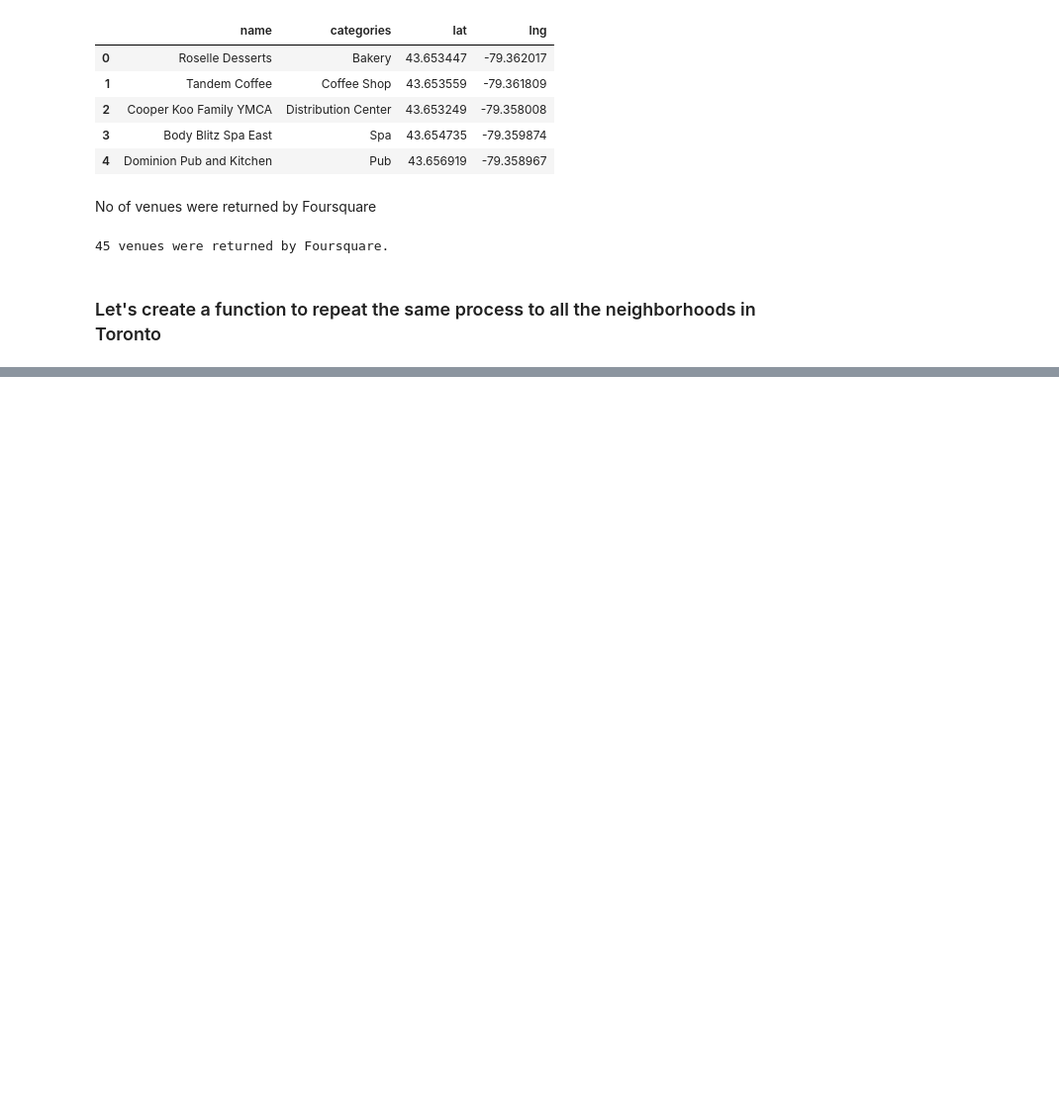
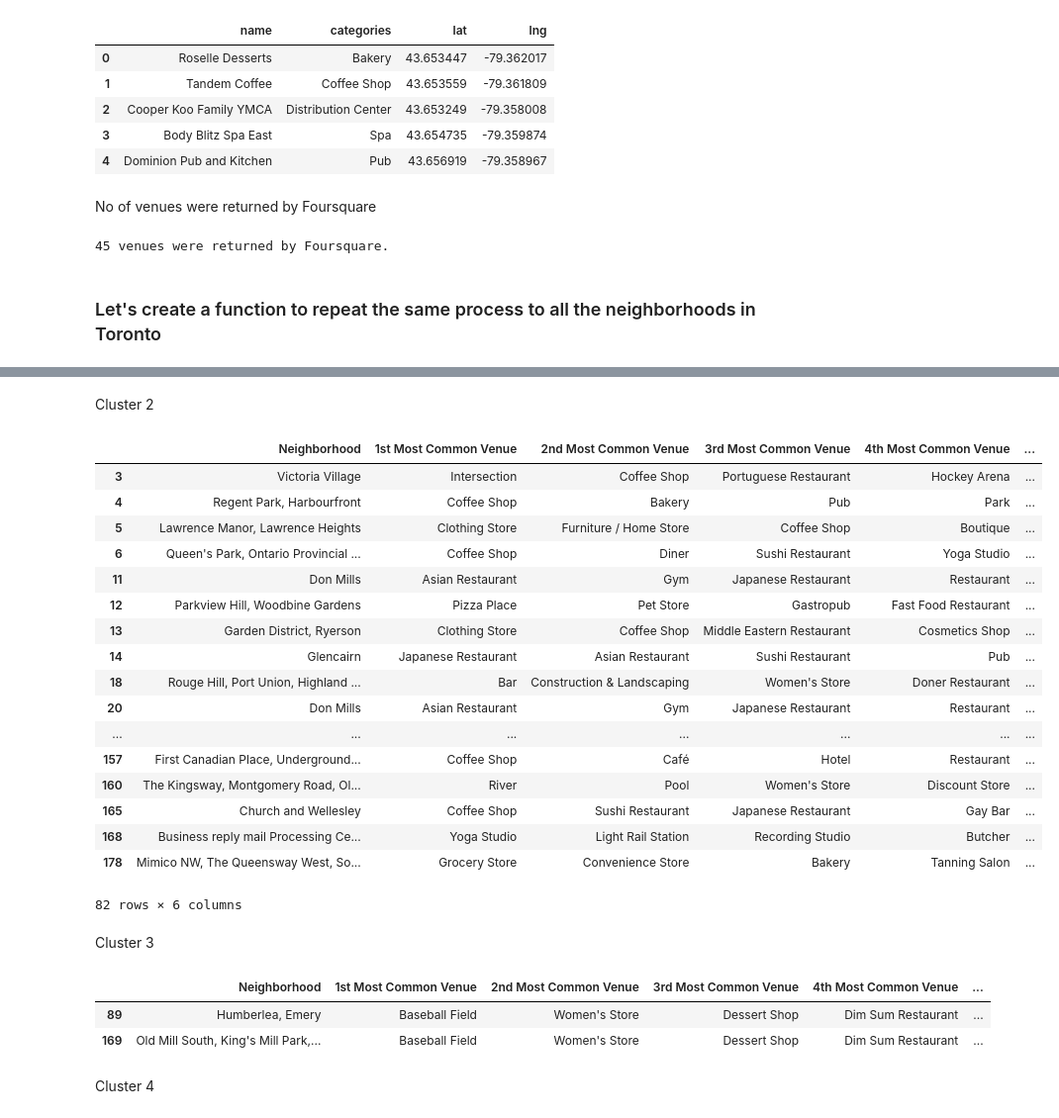
Before and after one commit to utkarshchoubeycs/IBM-Data-Science-Capstone, a Jupyter notebook: K-means clustering-3.ipynb, the cells around one changed output, grey strips where cells are left out. Shown: that part at 99% size. Drawn from its saved outputs; the diff is of its cells as text; code cells hidden in the pictures; blank space fills up the shorter version.

```diff
--- a/K-means clustering-3.ipynb
+++ b/K-means clustering-3.ipynb
@@ -296,0 +478,19 @@ print('{} venues were returned by Foursquare.'.format(nearby_venues.shape[0]))
+# %%
+indicators = ['st', 'nd', 'rd']
+
+# create columns according to number of top venues
+columns = ['Neighborhood']
+for ind in np.arange(num_top_venues):
+    try:
+        columns.append('{}{} Most Common Venue'.format(ind+1, indicators[ind]))
+    except:
+        columns.append('{}th Most Common Venue'.format(ind+1))
+
+# create a new dataframe
+neighborhoods_venues_sorted = pd.DataFrame(columns=columns)
+neighborhoods_venues_sorted['Neighborhood'] = toronto_grouped['Neighborhood']
+
+for ind in np.arange(toronto_grouped.shape[0]):
+    neighborhoods_venues_sorted.iloc[ind, 1:] = return_most_common_venues(toronto_grouped.iloc[ind, :], num_top_venues)
+
+neighborhoods_venues_sorted.head()
@@ -296,0 +508,11 @@ print('{} venues were returned by Foursquare.'.format(nearby_venues.shape[0]))
+# %%
+# set number of clusters
+kclusters = 5
+
+toronto_grouped_clustering = toronto_grouped.drop('Neighborhood', 1)
+
+# run k-means clustering
+kmeans = KMeans(n_clusters=kclusters, random_state=0).fit(toronto_grouped_clustering)
+
+# check cluster labels generated for each row in the dataframe
+kmeans.labels_[0:10]
@@ -296,0 +521,3 @@ print('{} venues were returned by Foursquare.'.format(nearby_venues.shape[0]))
+# %%
+toronto_data = neighborhoods.drop(columns = ["Postal Code"])
+toronto_data.head()
@@ -296,0 +531,10 @@ print('{} venues were returned by Foursquare.'.format(nearby_venues.shape[0]))
+# %%
+# add clustering labels
+neighborhoods_venues_sorted.insert(0, 'Cluster Labels', kmeans.labels_)
+
+toronto_merged = toronto_data
+
+# merge toronto_grouped with toronto_data to add latitude/longitude for each neighborhood
+toronto_merged = toronto_merged.join(neighborhoods_venues_sorted.set_index('Neighborhood'), on='Neighborhood')
+
+toronto_merged.head() # check the last columns!
@@ -296,0 +565,33 @@ print('{} venues were returned by Foursquare.'.format(nearby_venues.shape[0]))
+# %% [markdown]
+Cluster 2
+# %%
+toronto_merged.loc[toronto_merged['Cluster Labels'] == 1, toronto_merged.columns[[1] + list(range(5, toronto_merged.shape[1]))]]
+# %% [output]
+|  | Neighborhood | 1st Most Common Venue | 2nd Most Common Venue | 3rd Most Common Venue | 4th Most Common Venue | ... |
+| 3 | Victoria Village | Intersection | Coffee Shop | Portuguese Restaurant | Hockey Arena | ... |
+| 4 | Regent Park, Harbourfront | Coffee Shop | Bakery | Pub | Park | ... |
+| 5 | Lawrence Manor, Lawrence Heights | Clothing Store | Furniture / Home Store | Coffee Shop | Boutique | ... |
+| 6 | Queen's Park, Ontario Provincial ... | Coffee Shop | Diner | Sushi Restaurant | Yoga Studio | ... |
+| 11 | Don Mills | Asian Restaurant | Gym | Japanese Restaurant | Restaurant | ... |
+| 12 | Parkview Hill, Woodbine Gardens | Pizza Place | Pet Store | Gastropub | Fast Food Restaurant | ... |
+| 13 | Garden District, Ryerson | Clothing Store | Coffee Shop | Middle Eastern Restaurant | Cosmetics Shop | ... |
+| 14 | Glencairn | Japanese Restaurant | Asian Restaurant | Sushi Restaurant | Pub | ... |
+| 18 | Rouge Hill, Port Union, Highland ... | Bar | Construction & Landscaping | Women's Store | Doner Restaurant | ... |
+| 20 | Don Mills | Asian Restaurant | Gym | Japanese Restaurant | Restaurant | ... |
+| ... | ... | ... | ... | ... | ... | ... |
+| 157 | First Canadian Place, Underground... | Coffee Shop | Café | Hotel | Restaurant | ... |
+| 160 | The Kingsway, Montgomery Road, Ol... | River | Pool | Women's Store | Discount Store | ... |
+| 165 | Church and Wellesley | Coffee Shop | Sushi Restaurant | Japanese Restaurant | Gay Bar | ... |
+| 168 | Business reply mail Processing Ce... | Yoga Studio | Light Rail Station | Recording Studio | Butcher | ... |
+| 178 | Mimico NW, The Queensway West, So... | Grocery Store | Convenience Store | Bakery | Tanning Salon | ... |
+82 rows × 6 columns
+# %% [markdown]
+Cluster 3
+# %%
+toronto_merged.loc[toronto_merged['Cluster Labels'] == 2, toronto_merged.columns[[1] + list(range(5, toronto_merged.shape[1]))]]
+# %% [output]
+|  | Neighborhood | 1st Most Common Venue | 2nd Most Common Venue | 3rd Most Common Venue | 4th Most Common Venue | ... |
+| 89 | Humberlea, Emery | Baseball Field | Women's Store | Dessert Shop | Dim Sum Restaurant | ... |
+| 169 | Old Mill South, King's Mill Park,... | Baseball Field | Women's Store | Dessert Shop | Dim Sum Restaurant | ... |
+# %% [markdown]
+Cluster 4
```
Also changed, not shown: parts of 31 cells of this notebook.
